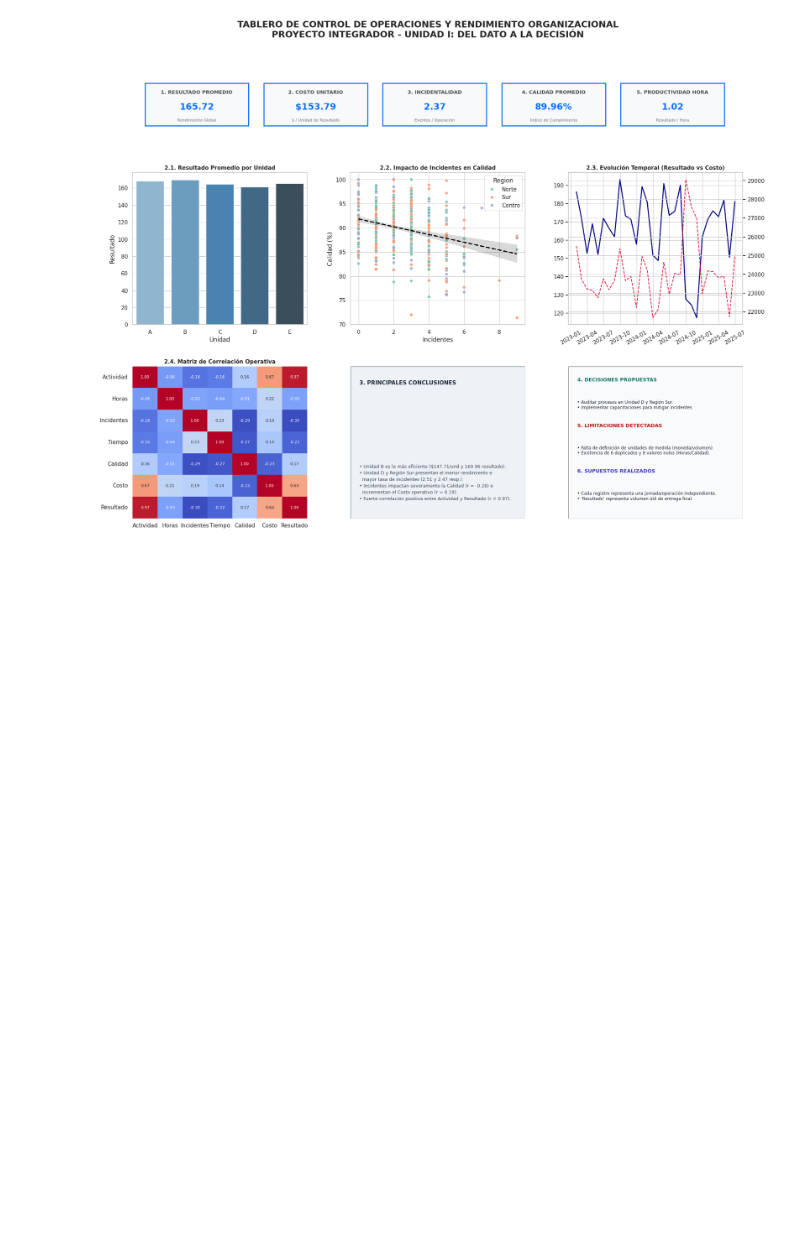
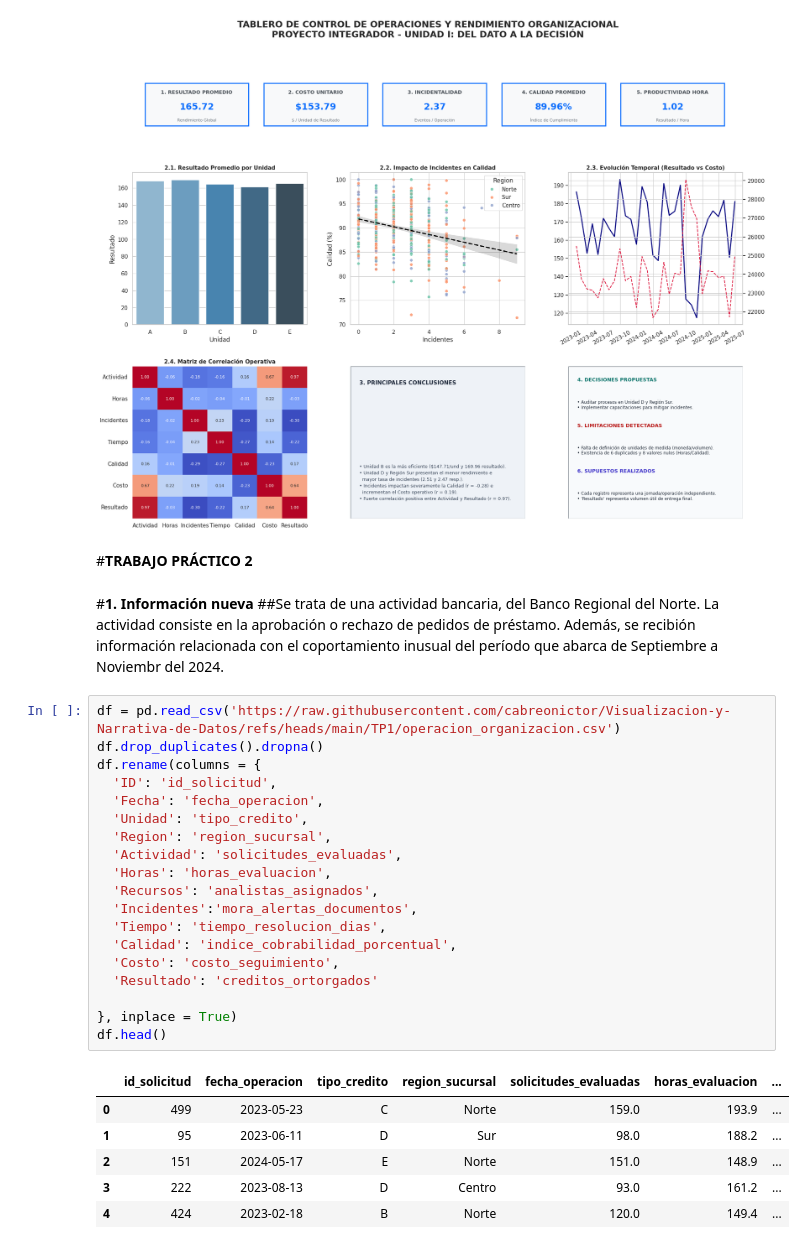
Before and after one commit to cabreonictor/Visualizacion-y-Narrativa-de-Datos, a Jupyter notebook: TP2/Vis_TP2.ipynb, the cells around one changed output. Saved outputs shown, nothing was run; the diff lists cells and outputs as text; blank space fills up the shorter version.

```diff
--- a/TP2/Vis_TP2.ipynb
+++ b/TP2/Vis_TP2.ipynb
@@ -389,3 +389,35 @@ plt.savefig('dashboard_integrado_final.png', bbox_inches='tight', dpi=300)
 plt.show()
 # %% [output]
 [figure]
+# %% [markdown]
+#**TRABAJO PRÁCTICO 2**
+# %% [markdown]
+#**1. Información nueva**
+##Se trata de una actividad bancaria, del Banco Regional del Norte. La actividad consiste en la aprobación o rechazo de pedidos de préstamo.
+Además, se recibión información relacionada con el coportamiento inusual del período que abarca de Septiembre a Noviembr del 2024.
+# %%
+df = pd.read_csv('https://raw.githubusercontent.com/cabreonictor/Visualizacion-y-Narrativa-de-Datos/refs/heads/main/TP1/operacion_organizacion.csv')
+df.drop_duplicates().dropna()
+df.rename(columns = {
+  'ID': 'id_solicitud',
+  'Fecha': 'fecha_operacion',
+  'Unidad': 'tipo_credito',
+  'Region': 'region_sucursal',
+  'Actividad': 'solicitudes_evaluadas',
+  'Horas': 'horas_evaluacion',
+  'Recursos': 'analistas_asignados',
+  'Incidentes':'mora_alertas_documentos',
+  'Tiempo': 'tiempo_resolucion_dias',
+  'Calidad': 'indice_cobrabilidad_porcentual',
+  'Costo': 'costo_seguimiento',
+  'Resultado': 'creditos_ortorgados'
+
+}, inplace = True)
+df.head()
+# %% [output]
+|  | id_solicitud | fecha_operacion | tipo_credito | region_sucursal | solicitudes_evaluadas | horas_evaluacion | ... |
+| 0 | 499 | 2023-05-23 | C | Norte | 159.0 | 193.9 | ... |
+| 1 | 95 | 2023-06-11 | D | Sur | 98.0 | 188.2 | ... |
+| 2 | 151 | 2024-05-17 | E | Norte | 151.0 | 148.9 | ... |
+| 3 | 222 | 2023-08-13 | D | Centro | 93.0 | 161.2 | ... |
+| 4 | 424 | 2023-02-18 | B | Norte | 120.0 | 149.4 | ... |
```
Also changed, not shown: parts of 2 cells of this notebook.
